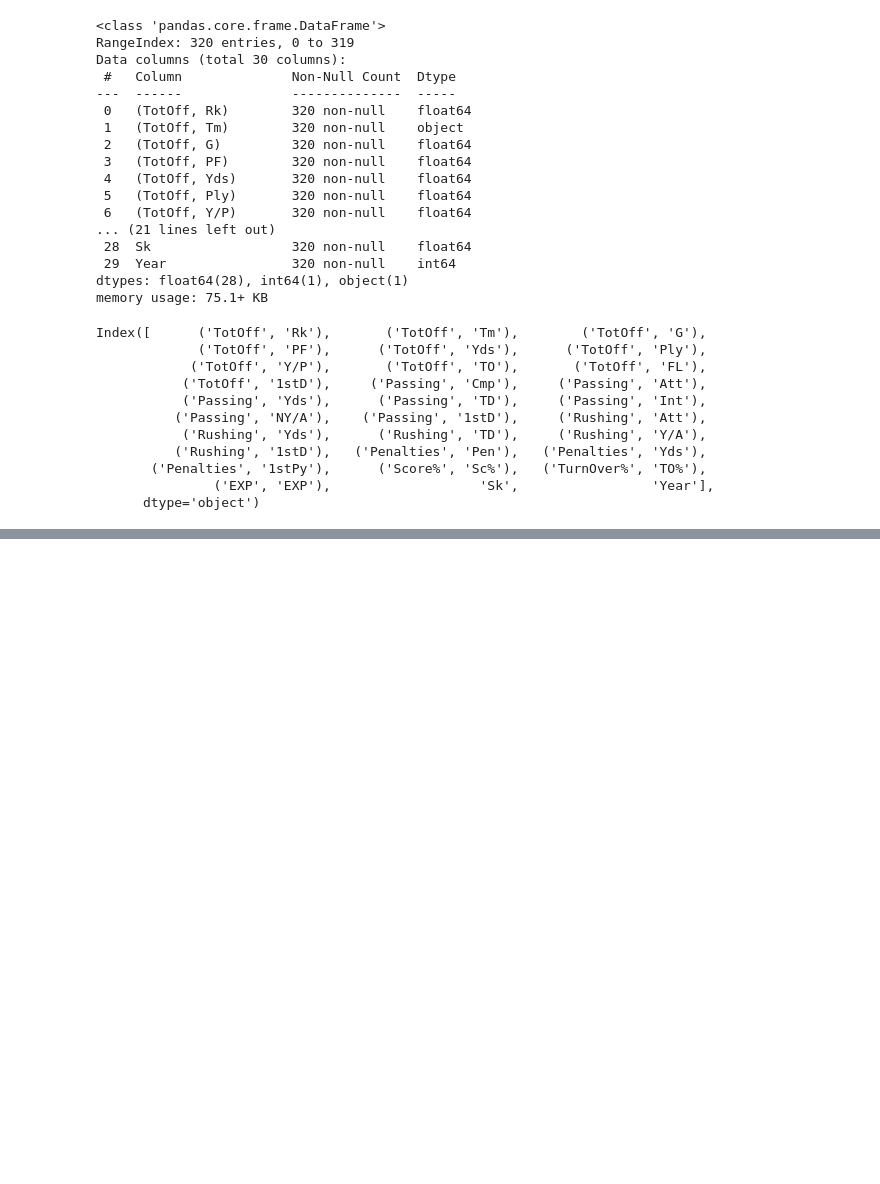
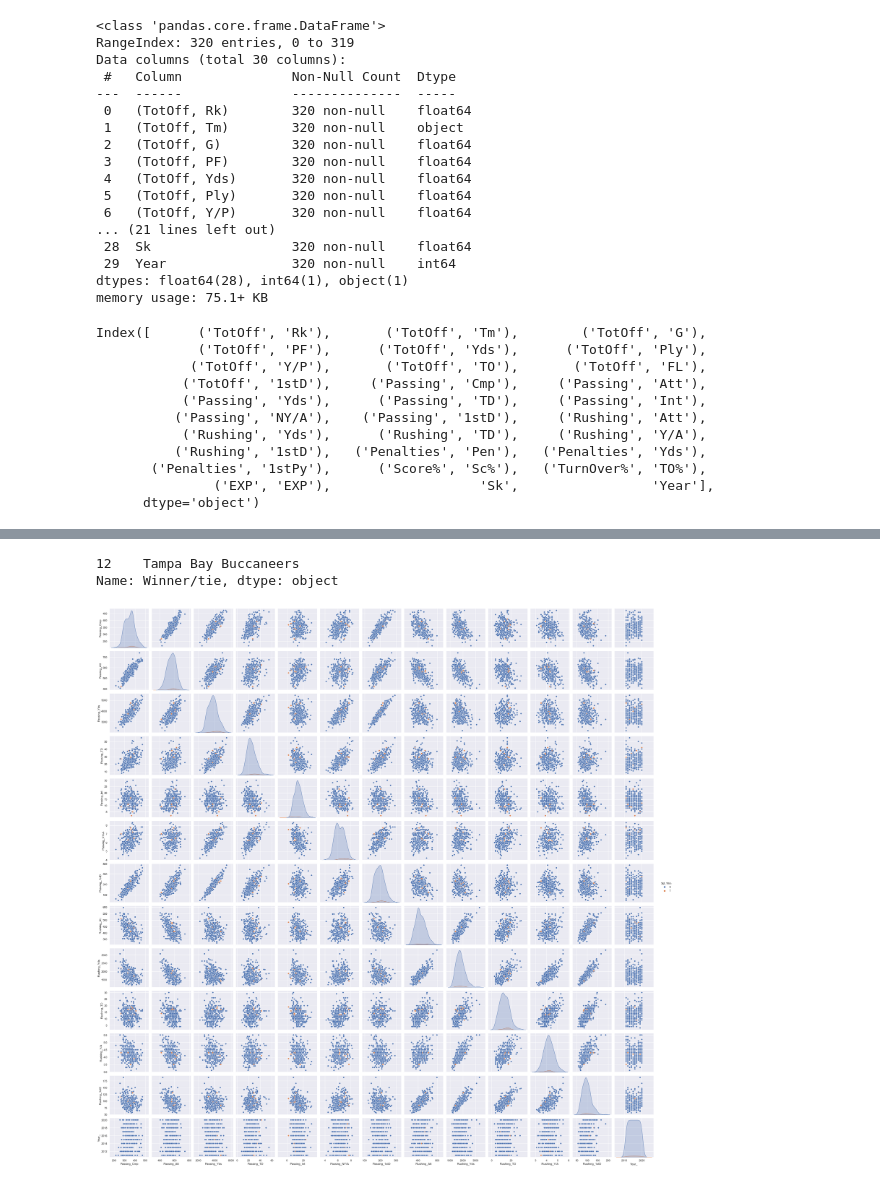
Before and after one commit to scottstack19/SB55-projection, a Jupyter notebook: code_initial.ipynb, the cells around one changed output, grey strips where cells are left out. Saved outputs shown, nothing was run; the diff lists cells and outputs as text; code cells hidden in the pictures; blank space fills up the shorter version.

```diff
--- a/code_initial.ipynb
+++ b/code_initial.ipynb
@@ -335,0 +380,29 @@ PlayOffs.head(13)
+# %%
+#assigning binary superbowl win column to master team offense dataframe.
+#this block should be put into a for loop
+
+MasterOFF[('SB','Win')] = 0
+
+row = MasterOFF.loc[(MasterOFF[('TotOff','Tm')] == 'Tampa Bay Buccaneers') & (MasterOFF['Year'] == 2020)].index
+MasterOFF.at[row[0],('SB','Win')] = 1
+row = MasterOFF.loc[(MasterOFF[('TotOff','Tm')] == 'Kansas City Chiefs') & (MasterOFF['Year'] == 2019)].index
+MasterOFF.at[row[0],('SB','Win')] = 1
+row = MasterOFF.loc[(MasterOFF[('TotOff','Tm')] == 'New England Patriots') & (MasterOFF['Year'] == 2018)].index
+MasterOFF.at[row[0],('SB','Win')] = 1
+row = MasterOFF.loc[(MasterOFF[('TotOff','Tm')] == 'Philadelphia Eagles') & (MasterOFF['Year'] == 2017)].index
+MasterOFF.at[row[0],('SB','Win')] = 1
+row = MasterOFF.loc[(MasterOFF[('TotOff','Tm')] == 'New England Patriots') & (MasterOFF['Year'] == 2016)].index
+MasterOFF.at[row[0],('SB','Win')] = 1
+row = MasterOFF.loc[(MasterOFF[('TotOff','Tm')] == 'Denver Broncos') & (MasterOFF['Year'] == 2015)].index
+MasterOFF.at[row[0],('SB','Win')] = 1
+row = MasterOFF.loc[(MasterOFF[('TotOff','Tm')] == 'New England Patriots') & (MasterOFF['Year'] == 2014)].index
+MasterOFF.at[row[0],('SB','Win')] = 1
+row = MasterOFF.loc[(MasterOFF[('TotOff','Tm')] == 'Seattle Seahawks') & (MasterOFF['Year'] == 2013)].index
+MasterOFF.at[row[0],('SB','Win')] = 1
+row = MasterOFF.loc[(MasterOFF[('TotOff','Tm')] == 'Baltimore Ravens') & (MasterOFF['Year'] == 2012)].index
+MasterOFF.at[row[0],('SB','Win')] = 1
+row = MasterOFF.loc[(MasterOFF[('TotOff','Tm')] == 'New York Giants') & (MasterOFF['Year'] == 2011)].index
+MasterOFF.at[row[0],('SB','Win')] = 1
+
+
+MasterOFF.head(5)
@@ -335,0 +418,24 @@ PlayOffs.head(13)
+# %%
+#Year = MasterOFF['Year'] == 2020
+Year = SBWinner['Year'] == 2020
+
+SBWinner.loc[Year]['Winner/tie']
+# %% [output]
+12    Tampa Bay Buccaneers
+Name: Winner/tie, dtype: object
+# %%
+#visualizing some of the data, no clear trends apparent with super bowl wins
+#but some interesting correlations seem to appear
+
+import seaborn as sns
+sns.set()
+
+features = ['Passing','Rushing','Year','SB']
+dfcopy = MasterOFF[features]
+
+dfcopy.columns = ['_'.join(col) for col in dfcopy.columns]
+dfcopy.head()
+#dfcopy.info()
+sns.pairplot(dfcopy, hue=('SB_Win'));
+# %% [output]
+[figure, added]
```
Also changed, not shown: parts of 16 cells of this notebook.
